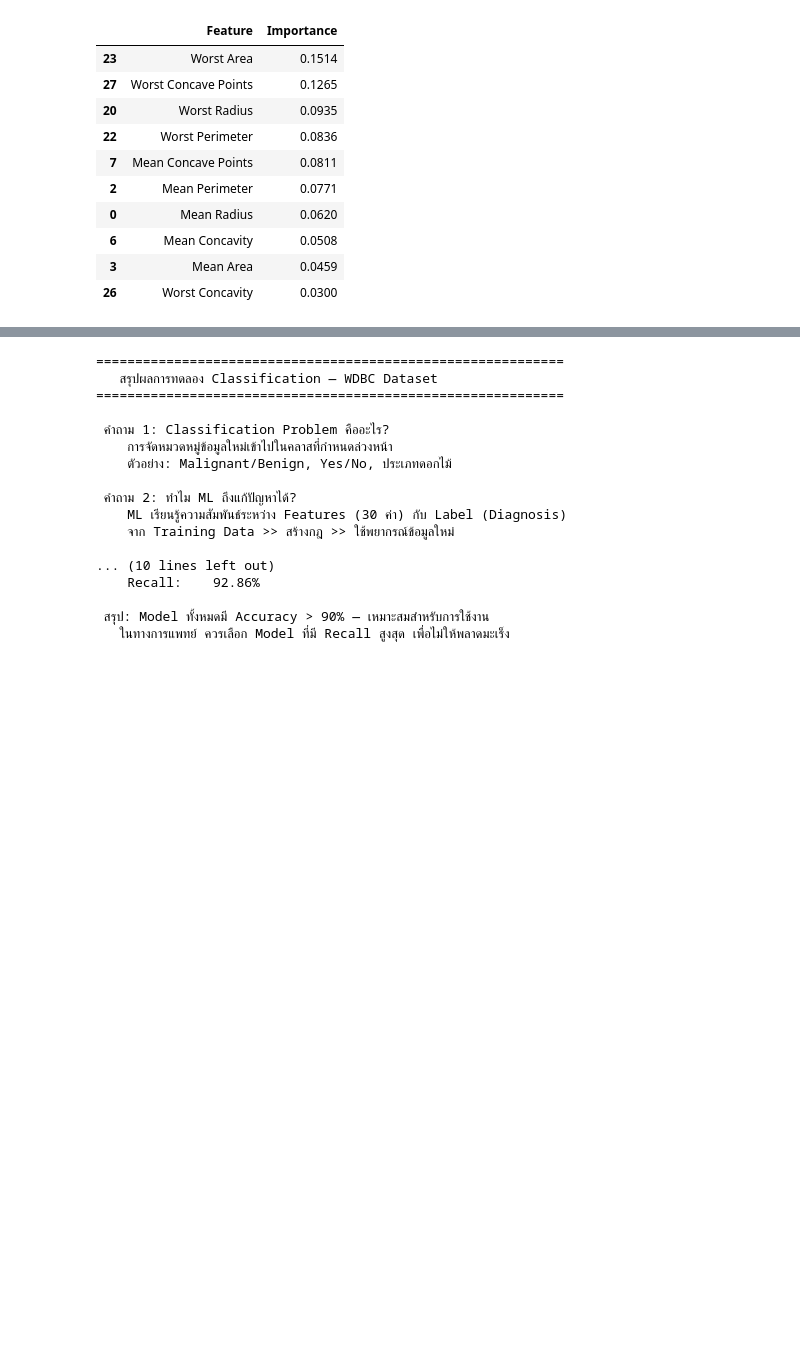
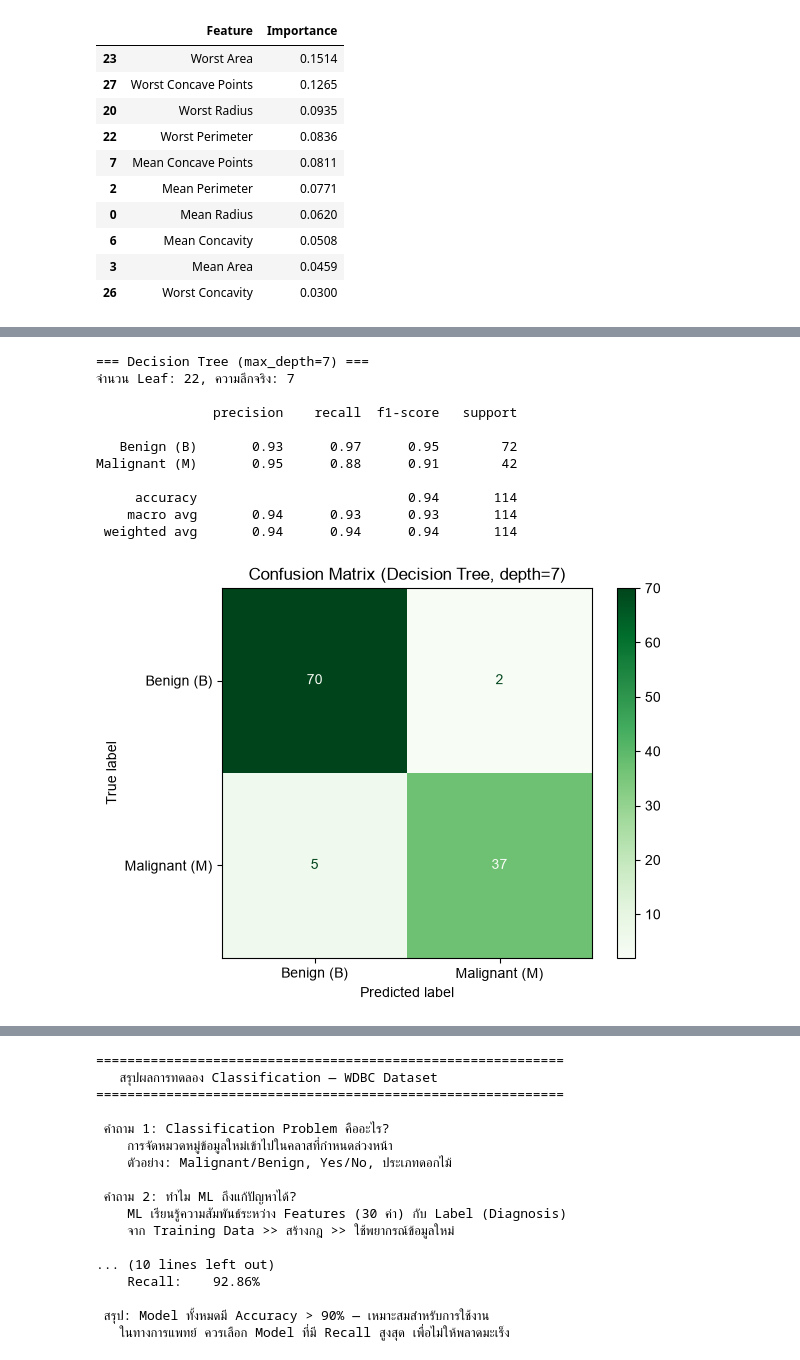
Before and after one commit to pasunim/DT514-Data-Classification-W5, a Jupyter notebook: W5_classification.ipynb, the cells around one changed output, grey strips where cells are left out. Drawn from its saved outputs; the diff is of its cells as text; code cells hidden in the pictures; blank space fills up the shorter version.

```diff
--- a/W5_classification.ipynb
+++ b/W5_classification.ipynb
@@ -445,0 +496,28 @@ display(importance_df.head(10).round(4))
+# %%
+# Section 6 ต่อ: Train และประเมิน Decision Tree ด้วย max_depth ที่ดีที่สุด
+
+dt_model = DecisionTreeClassifier(max_depth=best_depth, random_state=42)
+dt_model.fit(X_train_raw, y_train_raw)
+y_pred_dt = dt_model.predict(X_test_raw)
+
+print(f'=== Decision Tree (max_depth={best_depth}) ===')
+print(f'จำนวน Leaf: {dt_model.get_n_leaves()}, ความลึกจริง: {dt_model.get_depth()}\n')
+print(classification_report(y_test_raw, y_pred_dt, target_names=['Benign (B)', 'Malignant (M)']))
+
+cm_dt_best = confusion_matrix(y_test_raw, y_pred_dt)
+ConfusionMatrixDisplay(confusion_matrix=cm_dt_best, display_labels=['Benign (B)', 'Malignant (M)']).plot(cmap='Greens', values_format='d')
+plt.title(f'Confusion Matrix (Decision Tree, depth={best_depth})')
+plt.show()
+# %% [output]
+=== Decision Tree (max_depth=7) ===
+จำนวน Leaf: 22, ความลึกจริง: 7
+
+               precision    recall  f1-score   support
+
+   Benign (B)       0.93      0.97      0.95        72
+Malignant (M)       0.95      0.88      0.91        42
+
+     accuracy                           0.94       114
+    macro avg       0.94      0.93      0.93       114
+ weighted avg       0.94      0.94      0.94       114
+[figure, added]
```
Also changed, not shown: parts of 5 cells of this notebook.
